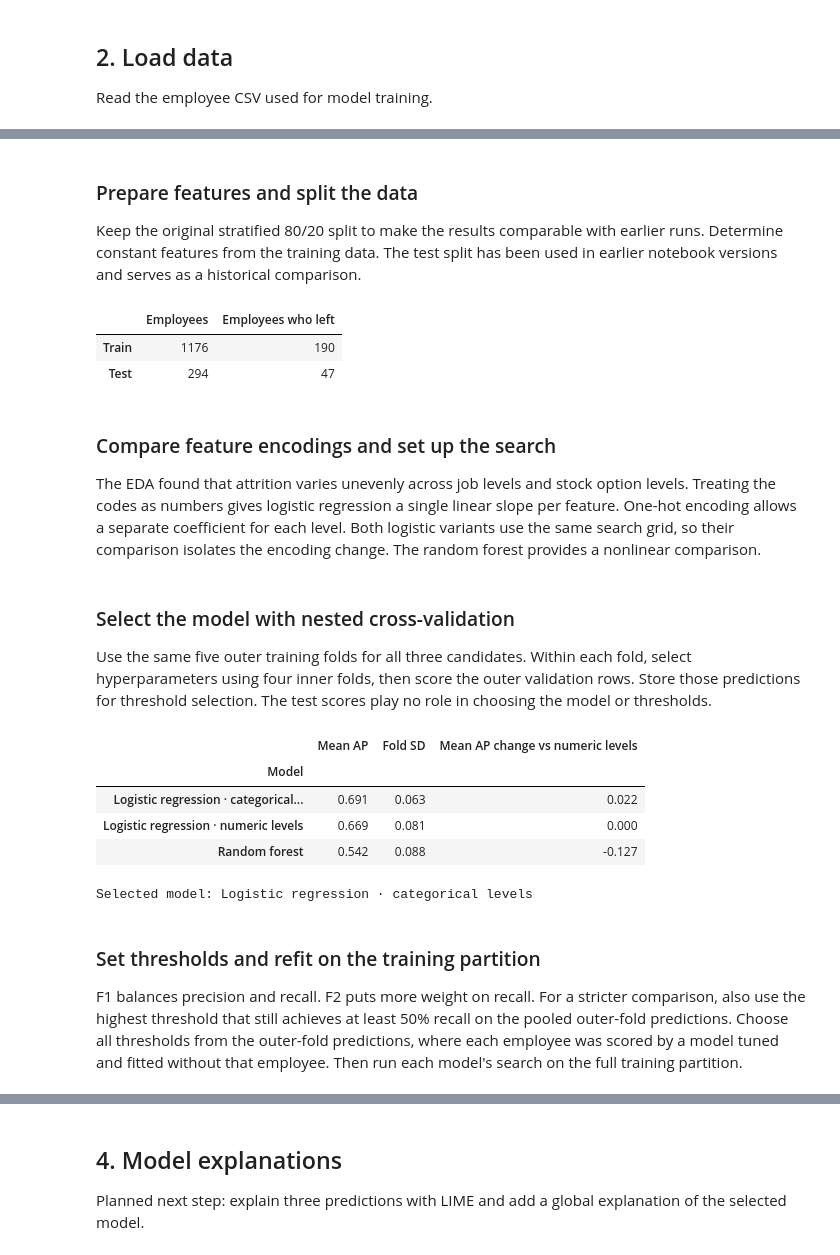
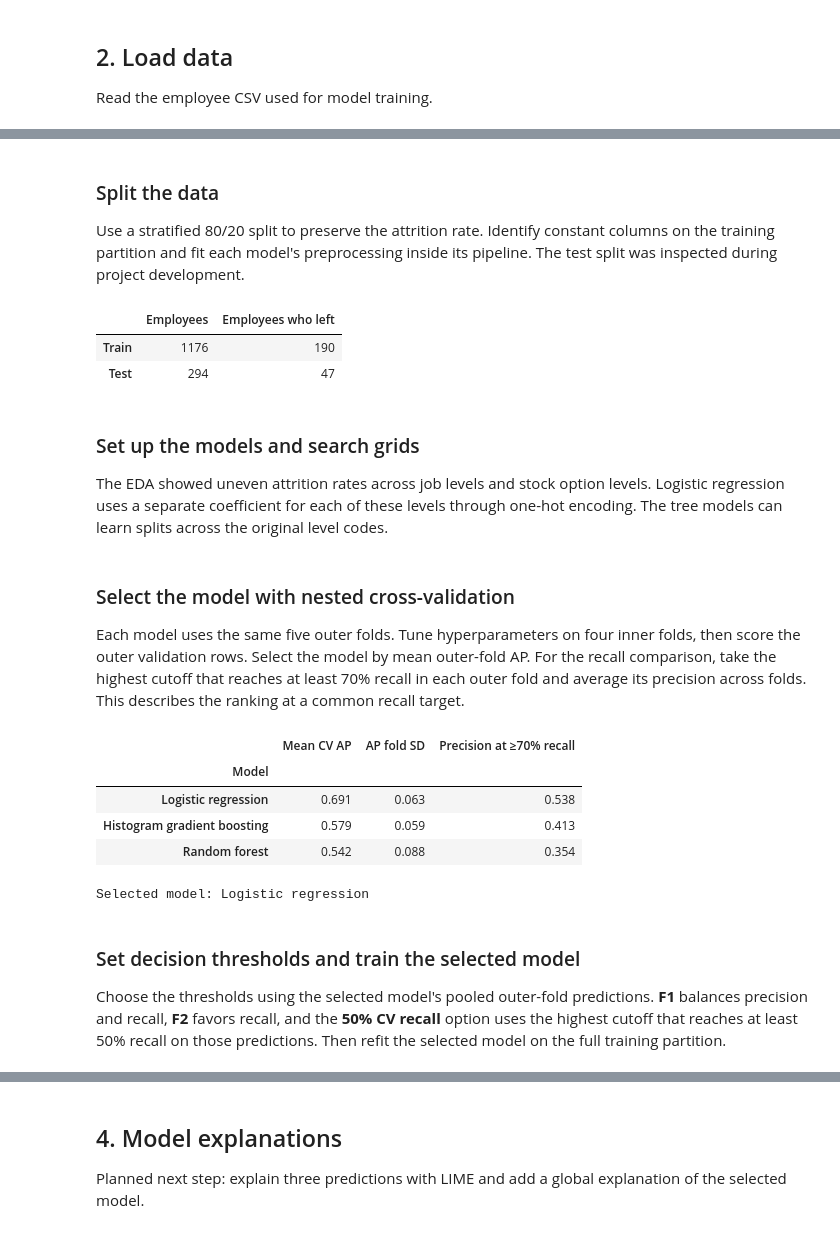
Before and after one commit to johanneswbr/medco-passau-xai, a Jupyter notebook: model_xai.ipynb, the cells around one changed output, grey strips where cells are left out. Cells and saved outputs as stored; diff of their text form; code cells hidden in the pictures.

```diff
--- a/model_xai.ipynb
+++ b/model_xai.ipynb
@@ -52,7 +51,7 @@ Compare two logistic regressions and a random forest. Use average precision (AP)
 # %% [markdown]
-### Prepare features and split the data
+### Split the data
 
-Keep the original stratified 80/20 split to make the results comparable with earlier runs. Determine constant features from the training data. The test split has been used in earlier notebook versions and serves as a historical comparison.
+Use a stratified 80/20 split to preserve the attrition rate. Identify constant columns on the training partition and fit each model's preprocessing inside its pipeline. The test split was inspected during project development.
 # %%
 random_seed = 42
 assert not employees.duplicated().any(), "Review duplicate employee rows."
@@ -78,9 +77,9 @@ display(pd.DataFrame({
 | Train | 1176 | 190 |
 | Test | 294 | 47 |
 # %% [markdown]
-### Compare feature encodings and set up the search
+### Set up the models and search grids
 
-The EDA found that attrition varies unevenly across job levels and stock option levels. Treating the codes as numbers gives logistic regression a single linear slope per feature. One-hot encoding allows a separate coefficient for each level. Both logistic variants use the same search grid, so their comparison isolates the encoding change. The random forest provides a nonlinear comparison.
+The EDA showed uneven attrition rates across job levels and stock option levels. Logistic regression uses a separate coefficient for each of these levels through one-hot encoding. The tree models can learn splits across the original level codes.
 # %%
 categorical_features = X_train.select_dtypes(include="str").columns.tolist()
 numeric_features = X_train.select_dtypes(include="number").columns.tolist()
@@ -137,47 +141,54 @@ searches = {
 # %% [markdown]
 ### Select the model with nested cross-validation
 
-Use the same five outer training folds for all three candidates. Within each fold, select hyperparameters using four inner folds, then score the outer validation rows. Store those predictions for threshold selection. The test scores play no role in choosing the model or thresholds.
+Each model uses the same five outer folds. Tune hyperparameters on four inner folds, then score the outer validation rows. Select the model by mean outer-fold AP. For the recall comparison, take the highest cutoff that reaches at least 70% recall in each outer fold and average its precision across folds. This describes the ranking at a common recall target.
 # %%
-out_of_fold_scores = pd.DataFrame(index=X_train.index, columns=searches.keys(), dtype=float)
+out_of_fold_scores = pd.DataFrame(index=X_train.index, columns=list(searches), dtype=float)
 fold_results = []
+comparison_recall = 0.70
 
 with parallel_config(backend="loky", inner_max_num_threads=1):
     for fold, (fit_indices, validation_indices) in enumerate(outer_cv.split(X_train, y_train), start=1):
         X_fit, X_validation = X_train.iloc[fit_indices], X_train.iloc[validation_indices]
         y_fit, y_validation = y_train.iloc[fit_indices], y_train.iloc[validation_indices]
 
         for model_name, search in searches.items():
             fitted_search = clone(search).fit(X_fit, y_fit)
-            validation_scores = fitted_search.predict_proba(X_validation)[:, 1]
-            out_of_fold_scores.loc[X_validation.index, model_name] = validation_scores
+            scores = fitted_search.predict_proba(X_validation)[:, 1]
+            out_of_fold_scores.loc[X_validation.index, model_name] = scores
+
+            precision, recall, _ = precision_recall_curve(y_validation, scores)
             fold_results.append({
+                "Model": model_name,
                 "Fold": fold,
-                "Model": model_name,
-                "AP": average_precision_score(y_validation, validation_scores),
+                "AP": average_precision_score(y_validation, scores),
+                "Precision at target recall": precision[recall >= comparison_recall][-1],
             })
 
-fold_ap = pd.DataFrame(fold_results).pivot(index="Fold", columns="Model", values="AP")
-paired_differences = fold_ap.sub(fold_ap[reference_name], axis="index")
-cv_results = pd.DataFrame({
-    "Mean AP": fold_ap.mean(),
-    "Fold SD": fold_ap.std(),
-    "Mean AP change vs numeric levels": paired_differences.mean(),
-}).sort_values("Mean AP", ascending=False)
+cv_results = (
+    pd.DataFrame(fold_results)
+    .groupby("Model")
+    .agg(**{
+        "Mean CV AP": ("AP", "mean"),
+        "AP fold SD": ("AP", "std"),
+        "Precision at ≥70% recall": ("Precision at target recall", "mean"),
+    })
+    .sort_values("Mean CV AP", ascending=False)
+)
 display(cv_results.round(3))
 selected_name = cv_results.index[0]
 print(f"Selected model: {selected_name}")
 # %% [output]
-|  | Mean AP | Fold SD | Mean AP change vs numeric levels |
+|  | Mean CV AP | AP fold SD | Precision at ≥70% recall |
 | Model |  |  |  |
-| Logistic regression · categorical... | 0.691 | 0.063 | 0.022 |
-| Logistic regression · numeric levels | 0.669 | 0.081 | 0.000 |
-| Random forest | 0.542 | 0.088 | -0.127 |
+| Logistic regression | 0.691 | 0.063 | 0.538 |
+| Histogram gradient boosting | 0.579 | 0.059 | 0.413 |
+| Random forest | 0.542 | 0.088 | 0.354 |
-Selected model: Logistic regression · categorical levels
+Selected model: Logistic regression
 # %% [markdown]
-### Set thresholds and refit on the training partition
+### Set decision thresholds and train the selected model
 
-F1 balances precision and recall. F2 puts more weight on recall. For a stricter comparison, also use the highest threshold that still achieves at least 50% recall on the pooled outer-fold predictions. Choose all thresholds from the outer-fold predictions, where each employee was scored by a model tuned and fitted without that employee. Then run each model's search on the full training partition.
+Choose the thresholds using the selected model's pooled outer-fold predictions. **F1** balances precision and recall, **F2** favors recall, and the **50% CV recall** option uses the highest cutoff that reaches at least 50% recall on those predictions. Then refit the selected model on the full training partition.
 # %%
 def choose_thresholds(labels, scores):
     precision, recall, thresholds = precision_recall_curve(labels, scores)
```
Also changed, not shown: parts of 10 cells of this notebook, 1 other file.
